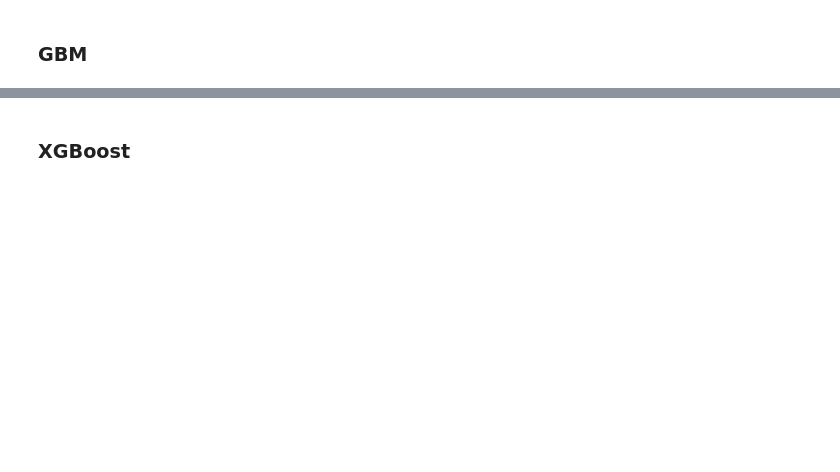
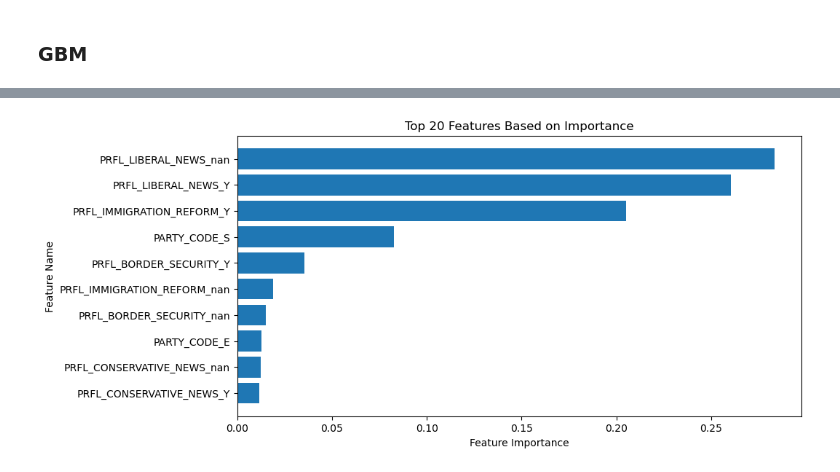
Before and after one commit to parkermoe/milestone2_MADS, a Jupyter notebook: Modeling_party_preference_Riley.ipynb, the cells around one changed output, grey strips where cells are left out. Drawn from its saved outputs; the diff is of its cells as text; code cells hidden in the pictures; blank space fills up the shorter version.

```diff
--- a/Modeling_party_preference_Riley.ipynb
+++ b/Modeling_party_preference_Riley.ipynb
@@ -500,24 +903,26 @@ print(cols_to_remove)
 # %%
-# # Get feature importances
-# feature_importances = gbm_classifier.feature_importances_
+# Get feature importances
+feature_importances = gbm_classifier.feature_importances_
 
-# # Get the column names for one-hot encoded categorical columns
-# cat_feature_names = preprocessor.named_transformers_['cat'].named_steps['encoder'].get_feature_names_out(categorical_cols)
+# Get the column names for one-hot encoded categorical columns
+cat_feature_names = preprocessor.named_transformers_['cat'].named_steps['encoder'].get_feature_names_out(categorical_cols)
 
-# # Combine with numerical column names
-# feature_names = np.concatenate([cat_feature_names, numerical_cols])
+# Combine with numerical column names
+feature_names = np.concatenate([cat_feature_names, numerical_cols])
 
-# # Combine importances and column names into a list of tuples
-# features_list = sorted(zip(feature_importances, feature_names), reverse=True)[:50]
+# Combine importances and column names into a list of tuples
+features_list = sorted(zip(feature_importances, feature_names), reverse=True)[:10]
 
-# # Separate the tuples for plotting
-# values, names = zip(*features_list)
+# Separate the tuples for plotting
+values, names = zip(*features_list)
 
-# # Plot
-# plt.figure(figsize=(15, 20))
-# plt.barh(names, values, align='center')
-# plt.xlabel('Feature Importance')
-# plt.ylabel('Feature Name')
-# plt.title('Top 20 Features Based on Importance')
-# plt.gca().invert_yaxis()  # Show the most important feature at the top
-# plt.show()
+# Plot
+plt.figure(figsize=(10, 5))
+plt.barh(names, values, align='center')
+plt.xlabel('Feature Importance')
+plt.ylabel('Feature Name')
+plt.title('Top 20 Features Based on Importance')
+plt.gca().invert_yaxis()  # Show the most important feature at the top
+plt.show()
+# %% [output]
+[figure, added]
@@ -549,2 +928,0 @@ print(cols_to_remove)
-# %% [markdown]
-### XGBoost
```
Also changed, not shown: parts of 86 cells of this notebook.
